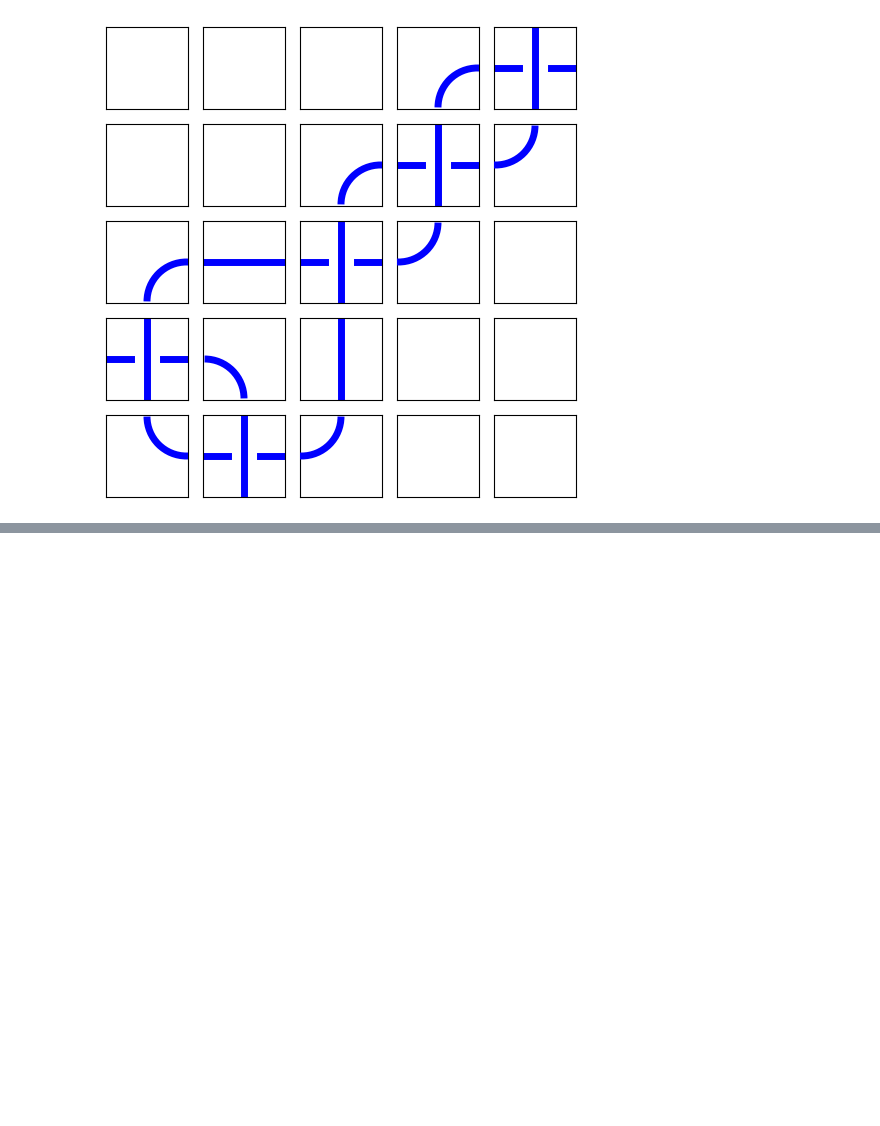
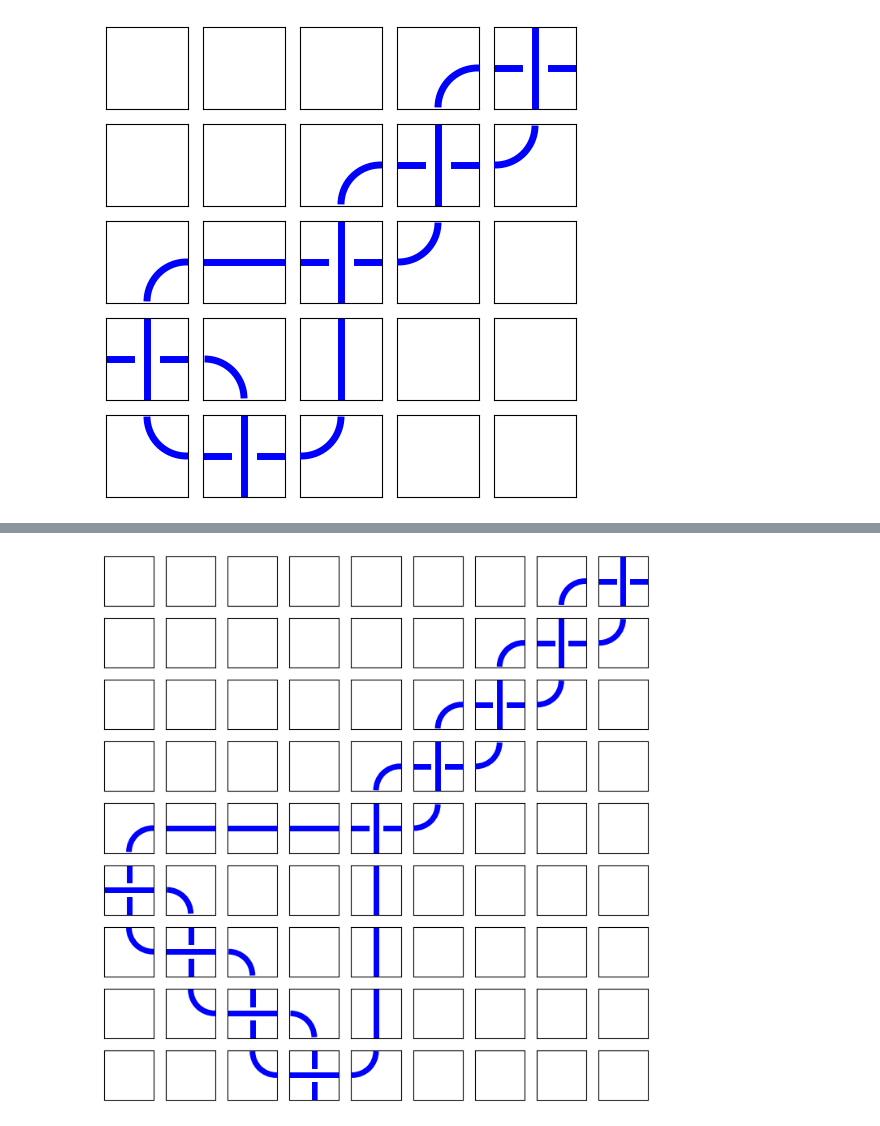
Before and after one commit to andrew-tawfeek/wild_knots, a Jupyter notebook: Notebook_Testing.ipynb, the cells around one changed output, grey strips where cells are left out. Drawn from its saved outputs; the diff is of its cells as text; code cells hidden in the pictures; blank space fills up the shorter version.

```diff
--- a/Notebook_Testing.ipynb
+++ b/Notebook_Testing.ipynb
@@ -126,0 +125,4 @@ tangleConnector(5, 5, 'bottom-right')
+# %%
+tangleJoin(5,-4).show()
+# %% [output]
+[figure, added]
```
Also changed, not shown: parts of 4 cells of this notebook, 1 other file.
